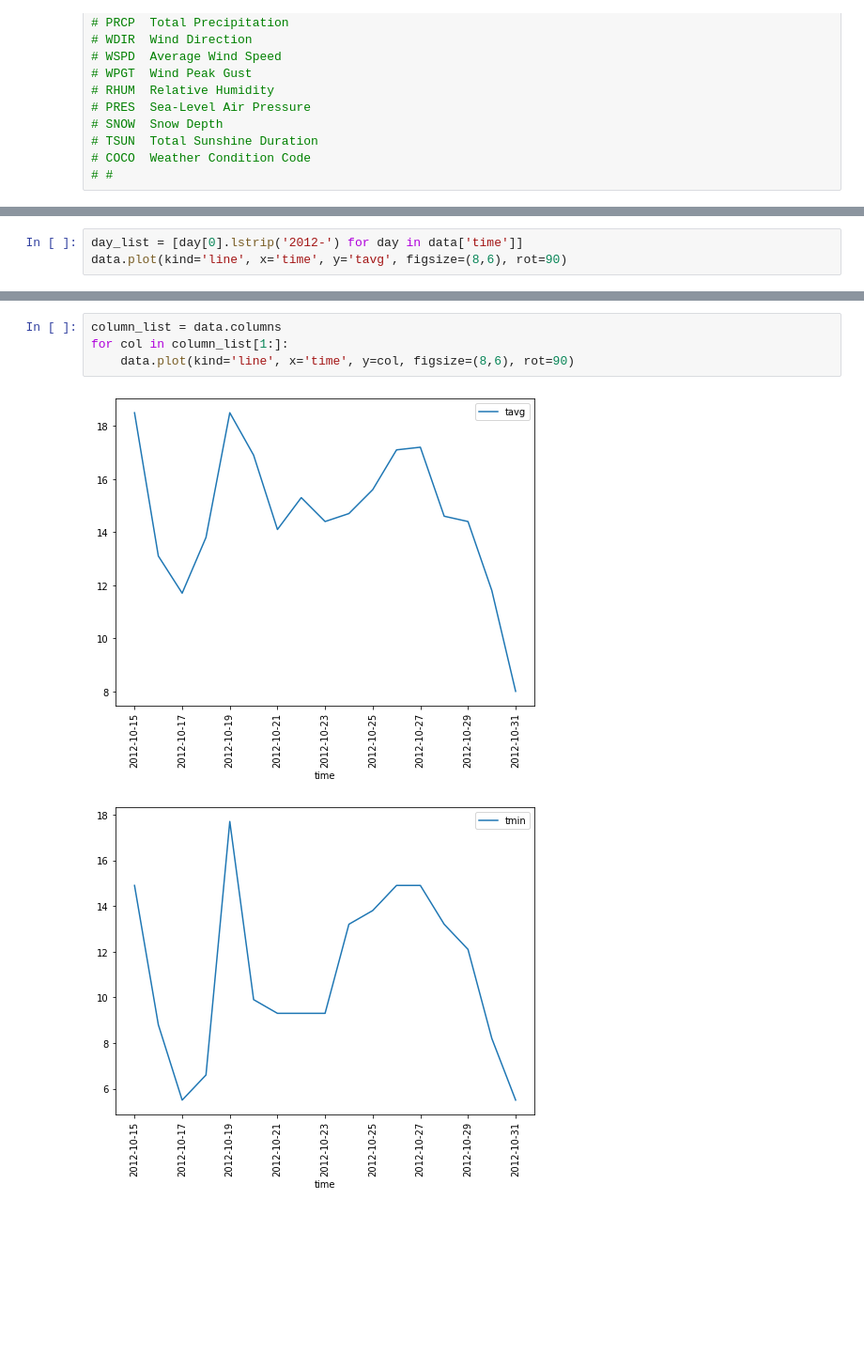
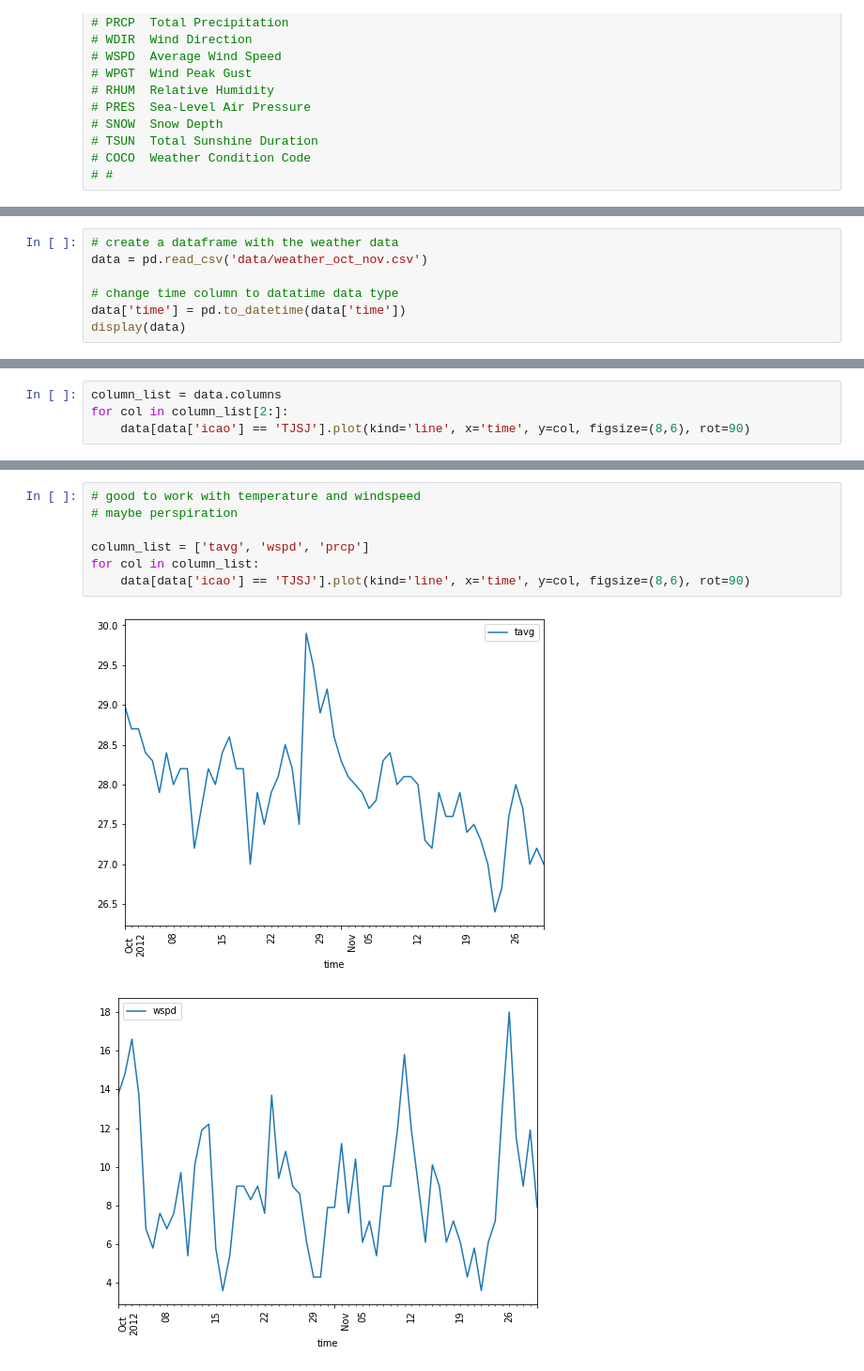
Before and after one commit to sergioserge/us-airports-project, a Jupyter notebook: us-airports-project.ipynb, the cells around one changed output, grey strips where cells are left out. Shown: that part at 94% size. Cells and saved outputs as stored; diff of their text form; blank space fills up the shorter version.

```diff
--- a/us-airports-project.ipynb
+++ b/us-airports-project.ipynb
@@ -246,0 +151,7 @@ memory usage: 1.6+ KB
+# %%
+# create a dataframe with the weather data
+data = pd.read_csv('data/weather_oct_nov.csv')
+
+# change time column to datatime data type
+data['time'] = pd.to_datetime(data['time'])
+display(data)
@@ -247,4 +178,5 @@ memory usage: 1.6+ KB
 # %%
-day_list = [day[0].lstrip('2012-') for day in data['time']]
-data.plot(kind='line', x='time', y='tavg', figsize=(8,6), rot=90)
+column_list = data.columns
+for col in column_list[2:]:
+    data[data['icao'] == 'TJSJ'].plot(kind='line', x='time', y=col, figsize=(8,6), rot=90)
 # %% [output]
@@ -255,7 +193,10 @@ Index(['tavg', 'tmin', 'tmax', 'prcp', 'snow', 'wdir', 'wspd', 'wpgt', 'pres',
 # %%
-column_list = data.columns
-for col in column_list[1:]:
-    data.plot(kind='line', x='time', y=col, figsize=(8,6), rot=90)
+# good to work with temperature and windspeed
+# maybe perspiration
+
+column_list = ['tavg', 'wspd', 'prcp']
+for col in column_list:
+    data[data['icao'] == 'TJSJ'].plot(kind='line', x='time', y=col, figsize=(8,6), rot=90)
 # %% [output]
-[figure, old version]
+[figure, new version]
-[figure, old version]
+[figure, new version]
```
Also changed, not shown: parts of 21 cells of this notebook, 2 other files.
